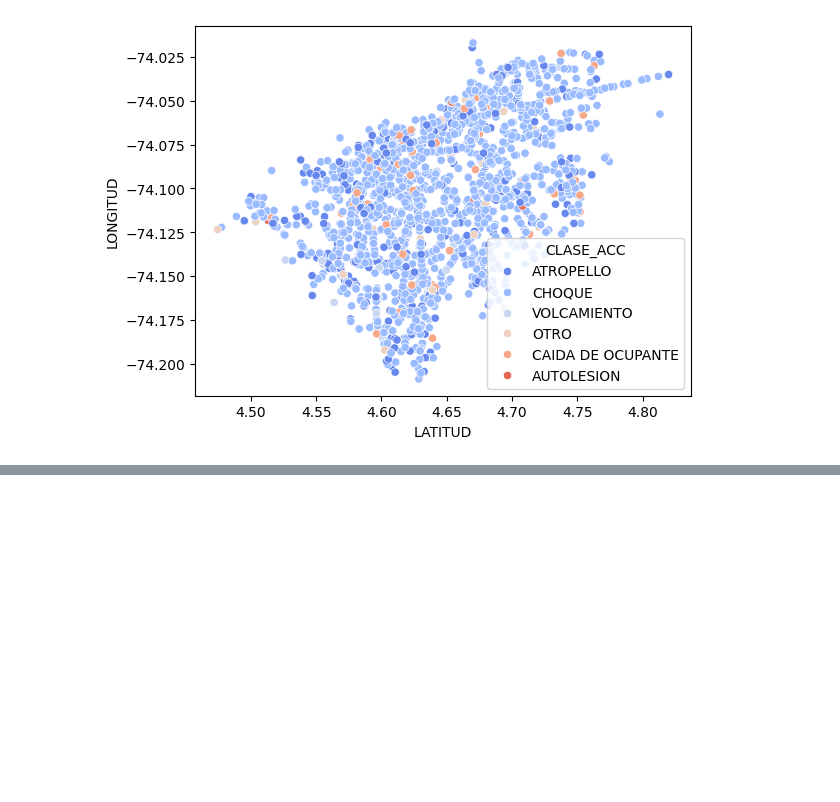
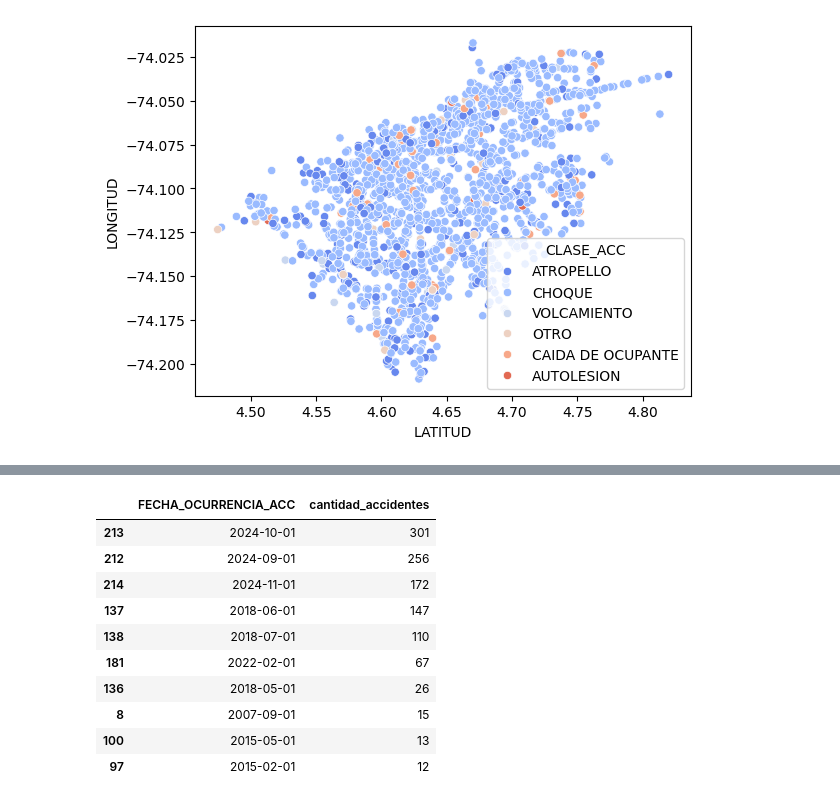
Before and after one commit to bermudez05/Siniestralidad_Bogota_BD, a Jupyter notebook: Accidentes_data.ipynb, the cells around one changed output, grey strips where cells are left out. Saved outputs shown, nothing was run; the diff lists cells and outputs as text; code cells hidden in the pictures; blank space fills up the shorter version.

```diff
--- a/Accidentes_data.ipynb
+++ b/Accidentes_data.ipynb
@@ -195,0 +211,28 @@ sb.scatterplot(x = "LATITUD", y = "LONGITUD", data = accidentes_data, hue = "CLA
+# %%
+accidentes_data['FECHA_OCURRENCIA_ACC'] = pd.to_datetime(accidentes_data['FECHA_OCURRENCIA_ACC'], unit='ms')  # Pasamos la fecha a correcto formato datetime
+
+# Obtener el intervalo de tiempo correcto
+fecha_min = accidentes_data['FECHA_OCURRENCIA_ACC'].min().replace(day=1) #Ponemos la fecha minima como el primer dia del mes para que el intervalo de meses quede completo
+fecha_max = accidentes_data['FECHA_OCURRENCIA_ACC'].max()
+
+print(f"El intervalo de tiempo presente en el dataframe es desde {fecha_min} hasta {fecha_max}")
+
+# Agrupar por mes y contar el número de accidentes
+aux_mes = accidentes_data.groupby(accidentes_data['FECHA_OCURRENCIA_ACC'].dt.to_period('M')).size().reset_index(name='cantidad_accidentes')
+
+# Convertir la columna de periodo a datetime (primer día del mes)
+aux_mes['FECHA_OCURRENCIA_ACC'] = aux_mes['FECHA_OCURRENCIA_ACC'].dt.to_timestamp()
+
+# Generar un rango de meses completo dentro del intervalo
+rango_meses = pd.date_range(start=fecha_min, end=fecha_max, freq='MS').normalize()
+
+# Crear un nuevo DataFrame con el rango de meses
+accidentes_por_mes = pd.DataFrame({'FECHA_OCURRENCIA_ACC': rango_meses})
+
+# Hacer un merge con los datos de accidentes y llenar los valores NaN con 0
+accidentes_por_mes = accidentes_por_mes.merge(aux_mes, on='FECHA_OCURRENCIA_ACC', how='left').fillna(0)
+
+# Convertir cantidad_accidentes a entero
+accidentes_por_mes['cantidad_accidentes'] = accidentes_por_mes['cantidad_accidentes'].astype(int)
+
+accidentes_por_mes.head(5)
@@ -195,0 +247,17 @@ sb.scatterplot(x = "LATITUD", y = "LONGITUD", data = accidentes_data, hue = "CLA
+# %%
+# Ordenar el DataFrame por cantidad de accidentes en orden descendente
+top_meses = accidentes_por_mes.sort_values(by='cantidad_accidentes', ascending=False)
+
+top_meses.head(10)
+# %% [output]
+|  | FECHA_OCURRENCIA_ACC | cantidad_accidentes |
+| 213 | 2024-10-01 | 301 |
+| 212 | 2024-09-01 | 256 |
+| 214 | 2024-11-01 | 172 |
+| 137 | 2018-06-01 | 147 |
+| 138 | 2018-07-01 | 110 |
+| 181 | 2022-02-01 | 67 |
+| 136 | 2018-05-01 | 26 |
+| 8 | 2007-09-01 | 15 |
+| 100 | 2015-05-01 | 13 |
+| 97 | 2015-02-01 | 12 |
```
Also changed, not shown: parts of 15 cells of this notebook.
